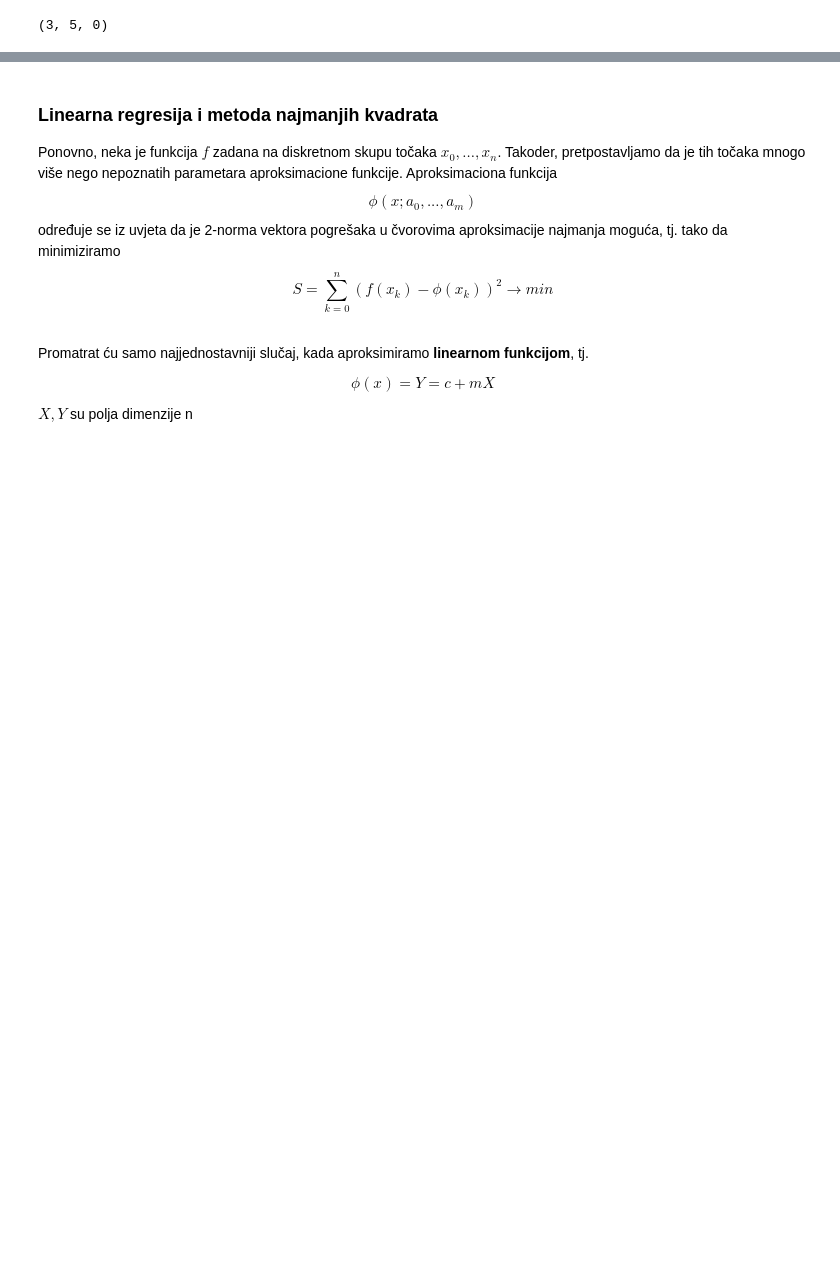
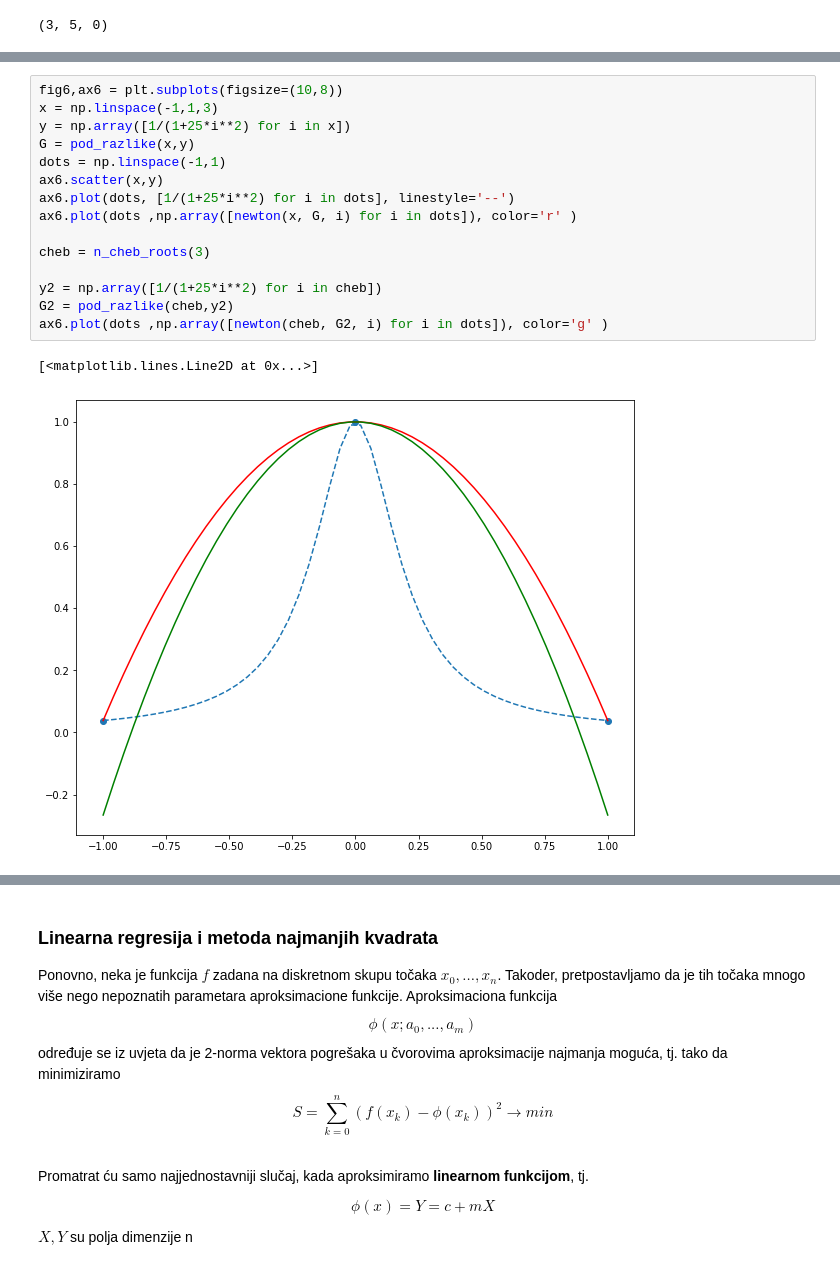
Before and after one commit to simbato/ms_zadaca, a Jupyter notebook: Zadaca - esej.ipynb, the cells around one changed output, grey strips where cells are left out. Drawn from its saved outputs; the diff is of its cells as text; blank space fills up the shorter version.

```diff
--- a/Zadaca - esej.ipynb
+++ b/Zadaca - esej.ipynb
@@ -200,0 +267,18 @@ a4.plot(x,np.array([newton(x4, G4, i) for i in x]), color='r' )
+# %%
+fig6,ax6 = plt.subplots(figsize=(10,8))
+x = np.linspace(-1,1,3)
+y = np.array([1/(1+25*i**2) for i in x])
+G = pod_razlike(x,y)
+dots = np.linspace(-1,1)
+ax6.scatter(x,y)
+ax6.plot(dots, [1/(1+25*i**2) for i in dots], linestyle='--')
+ax6.plot(dots ,np.array([newton(x, G, i) for i in dots]), color='r' )
+
+cheb = n_cheb_roots(3)
+
+y2 = np.array([1/(1+25*i**2) for i in cheb])
+G2 = pod_razlike(cheb,y2)
+ax6.plot(dots ,np.array([newton(cheb, G2, i) for i in dots]), color='g' )
+# %% [output]
+[<matplotlib.lines.Line2D at 0x...>]
+[figure, added]
```
Also changed, not shown: parts of 20 cells of this notebook.
